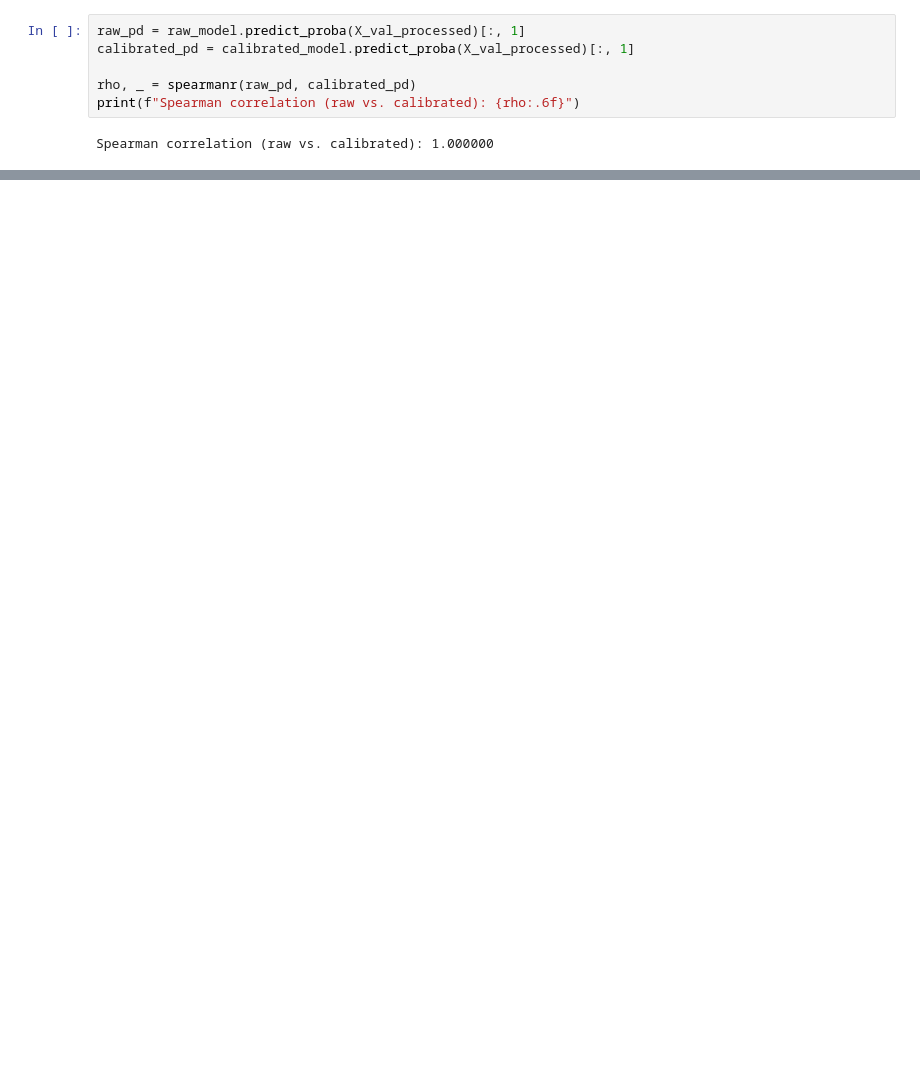
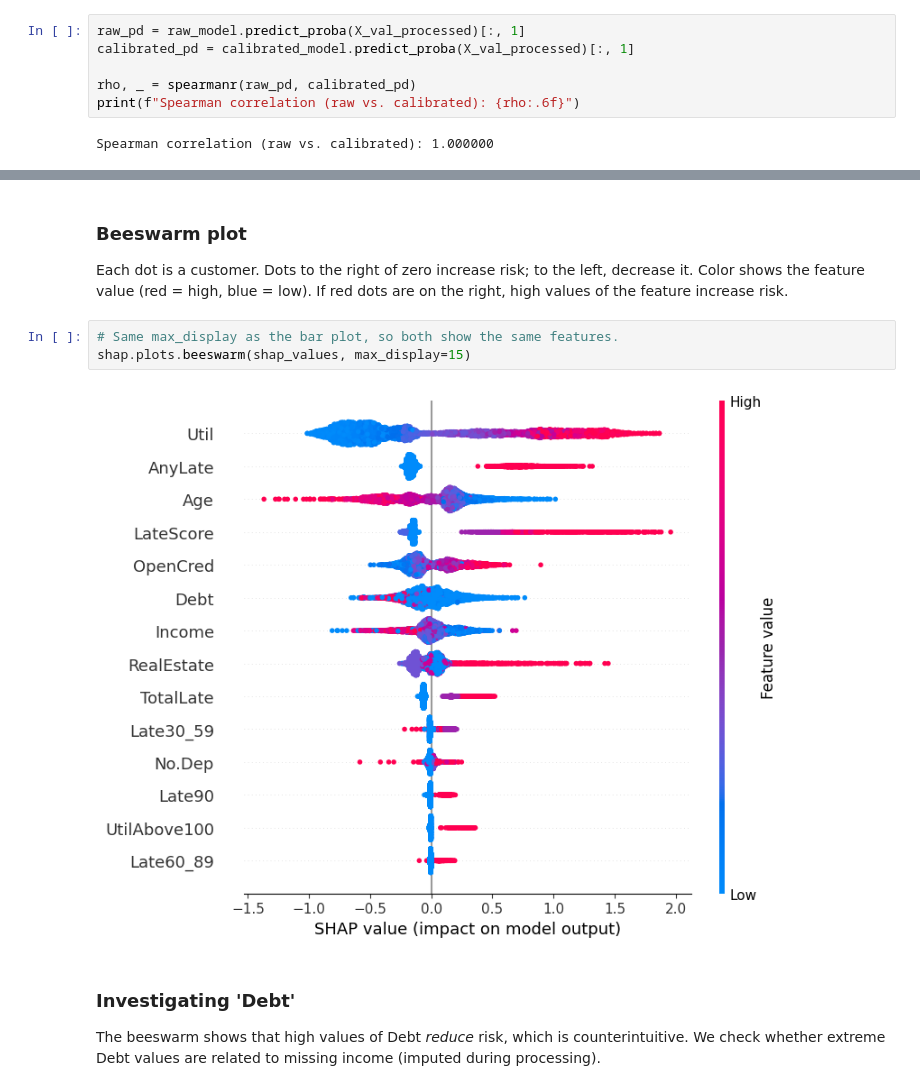
Before and after one commit to hnascimento96/Credit-Risk-Modeling, a Jupyter notebook: notebooks/shap_analysis.ipynb, the cells around one changed output, grey strips where cells are left out. Drawn from its saved outputs; the diff is of its cells as text; blank space fills up the shorter version.

```diff
--- a/notebooks/shap_analysis.ipynb
+++ b/notebooks/shap_analysis.ipynb
@@ -105,0 +218,16 @@ True
+# %% [markdown]
+### Beeswarm plot
+
+Each dot is a customer. Dots to the right of zero increase risk; to the left, decrease it.
+Color shows the feature value (red = high, blue = low).
+If red dots are on the right, high values of the feature increase risk.
+# %%
+# Same max_display as the bar plot, so both show the same features.
+shap.plots.beeswarm(shap_values, max_display=15)
+# %% [output]
+[figure, added]
+# %% [markdown]
+### Investigating 'Debt'
+
+The beeswarm shows that high values of Debt *reduce* risk, which is counterintuitive.
+We check whether extreme Debt values are related to missing income (imputed during processing).
```
Also changed, not shown: parts of 25 cells of this notebook, 9 other files.
